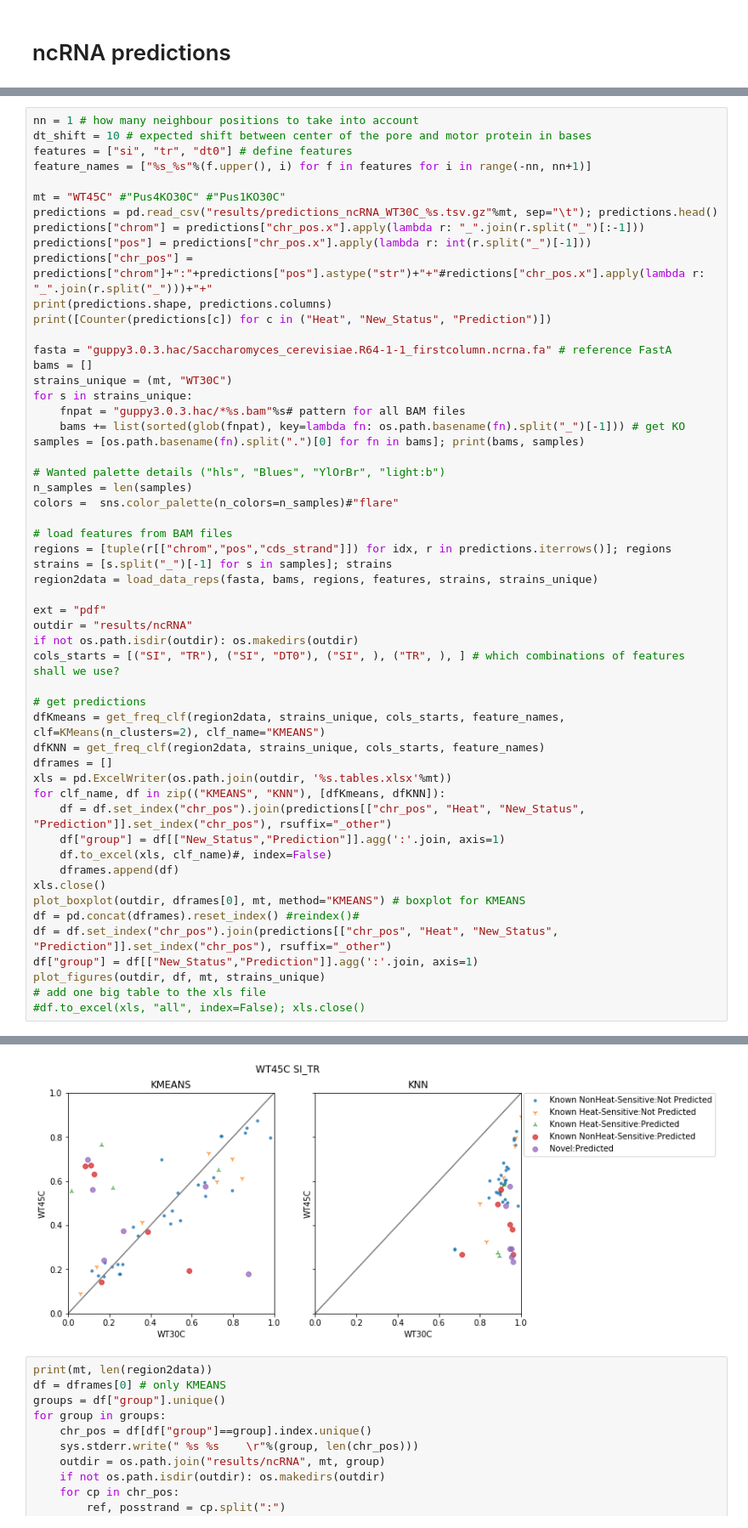
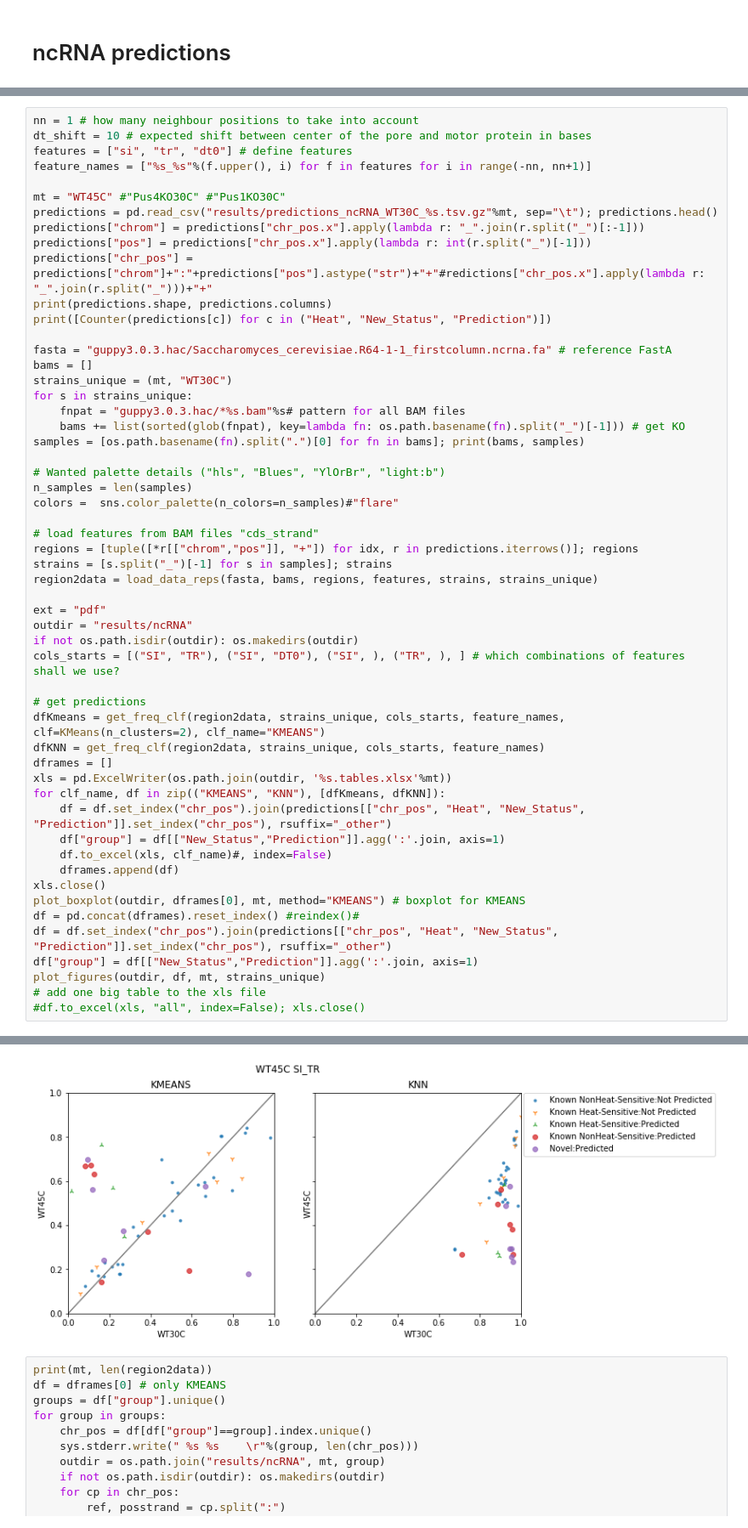
Before and after one commit to novoalab/nanoRMS, a Jupyter notebook: per_read/mRNA.ipynb, the cells around one changed output, grey strips where cells are left out. Shown at 85% size. Saved outputs shown, nothing was run; the diff lists cells and outputs as text.

```diff
--- a/per_read/mRNA.ipynb
+++ b/per_read/mRNA.ipynb
@@ -50,8 +59,8 @@ samples = [os.path.basename(fn).split(".")[0] for fn in bams]; print(bams, sampl
 n_samples = len(samples)
 colors =  sns.color_palette(n_colors=n_samples)#"flare"
 
-# load features from BAM files
-regions = [tuple(r[["chrom","pos","cds_strand"]]) for idx, r in predictions.iterrows()]; regions
+# load features from BAM files "cds_strand"
+regions = [tuple([*r[["chrom","pos"]], "+"]) for idx, r in predictions.iterrows()]; regions
 strains = [s.split("_")[-1] for s in samples]; strains
 region2data = load_data_reps(fasta, bams, regions, features, strains, strains_unique)
 
@@ -96,7 +99,7 @@ https://pandas.pydata.org/pandas-docs/stable/indexing.html#deprecate-loc-reindex
  TR              oRNA:854-855
 [figure]
 [figure]
-[figure, old version]
+[figure, new version]
 # %%
 print(mt, len(region2data))
 df = dframes[0] # only KMEANS
```
Also changed, not shown: parts of 2 cells of this notebook, 4 other files.
